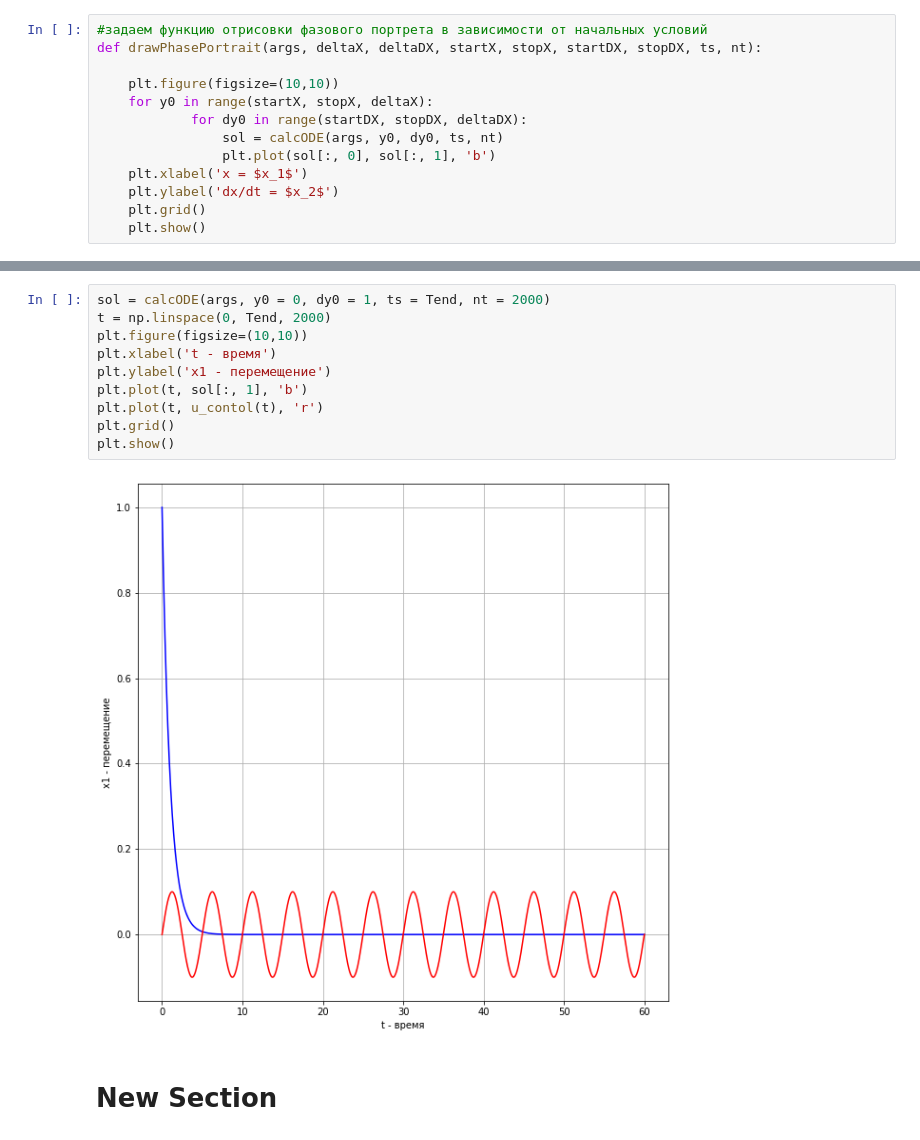
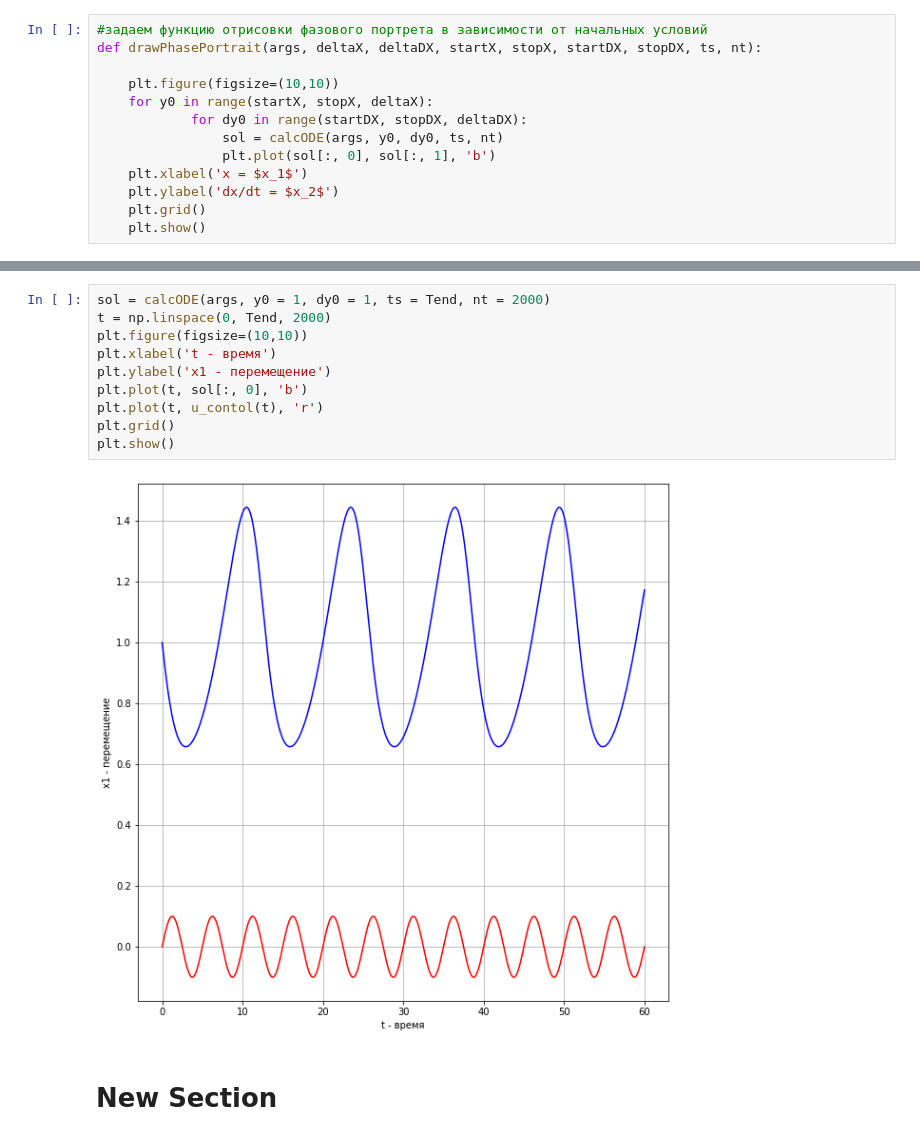
Before and after one commit to TAUforPython/nonlinear_phasepicture, a Jupyter notebook: вынужденное_движение_нелинейных_систем.ipynb, the cells around one changed output, grey strips where cells are left out. Cells and saved outputs as stored; diff of their text form.

```diff
--- a/вынужденное_движение_нелинейных_систем.ipynb
+++ b/вынужденное_движение_нелинейных_систем.ipynb
@@ -62,17 +62,17 @@ drawPhasePortrait(args, 1, 1, 0, 10, 1, 2, ts = Tend, nt = 2000)
 # %% [output]
 [figure]
 # %%
-sol = calcODE(args, y0 = 0, dy0 = 1, ts = Tend, nt = 2000)
+sol = calcODE(args, y0 = 1, dy0 = 1, ts = Tend, nt = 2000)
 t = np.linspace(0, Tend, 2000)
 plt.figure(figsize=(10,10))
 plt.xlabel('t - время')
 plt.ylabel('x1 - перемещение')
-plt.plot(t, sol[:, 1], 'b')
+plt.plot(t, sol[:, 0], 'b')
 plt.plot(t, u_contol(t), 'r')
 plt.grid()
 plt.show()
 # %% [output]
-[figure, old version]
+[figure, new version]
 # %% [markdown]
 # New Section
 # %%
```
Also changed, not shown: parts of 1 cell of this notebook.
